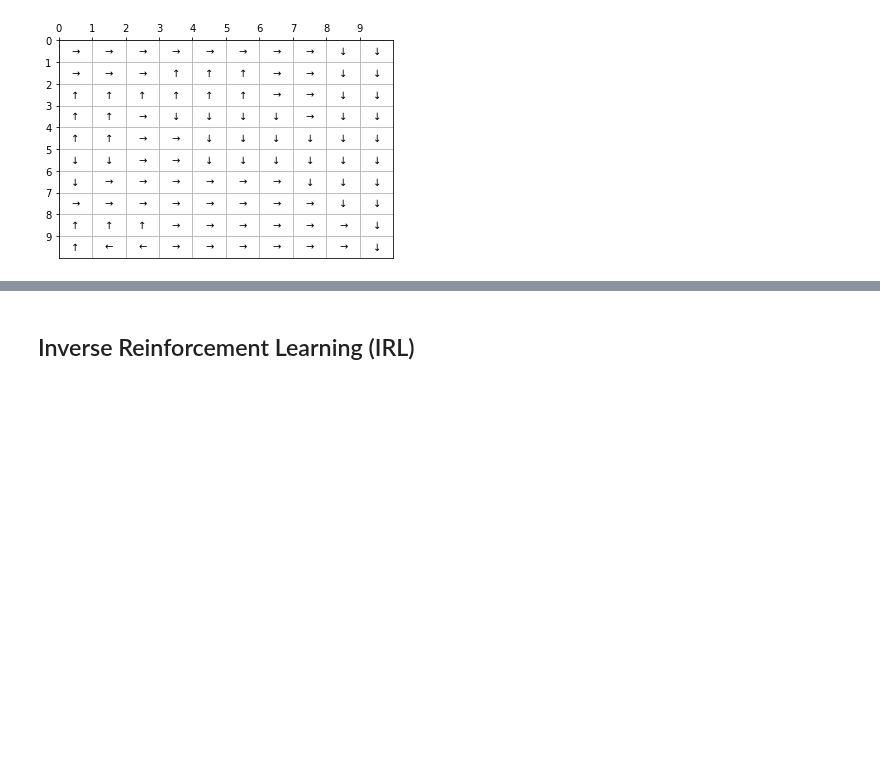
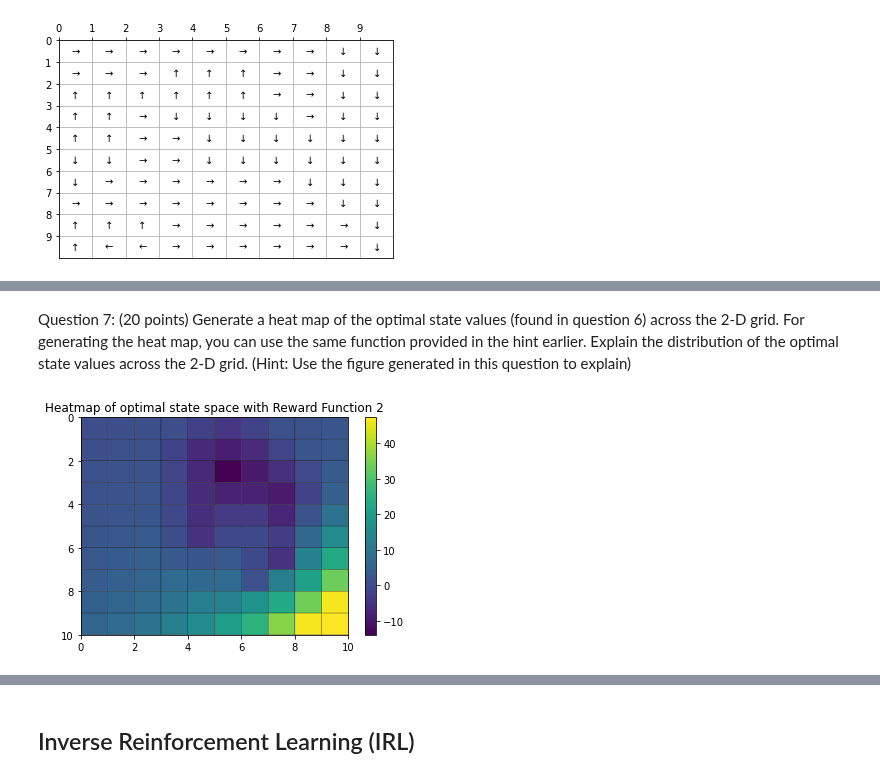
Before and after one commit to morgworth/ece232_team, a Jupyter notebook: Project 3/Project3_Swetha.ipynb, the cells around one changed output, grey strips where cells are left out. Saved outputs shown, nothing was run; the diff lists cells and outputs as text; code cells hidden in the pictures; blank space fills up the shorter version.

```diff
--- a/Project 3/Project3_Swetha.ipynb
+++ b/Project 3/Project3_Swetha.ipynb
@@ -325,0 +353,10 @@ policy = find_policy(state_space,reward_fnx1,P_up,P_down,P_left,P_right,w,gamma,
+# %% [markdown]
+Question 7: (20 points) Generate a heat map of the optimal state values (found in question 6) across the 2-D grid. For generating the heat map, you can use the same function provided in the hint earlier. Explain the distribution of the optimal state values across the 2-D grid. (Hint: Use the figure generated in this question to explain)
+# %%
+plt.pcolor(state,edgecolors='black')
+plt.gca().invert_yaxis()
+plt.colorbar()
+plt.title("Heatmap of optimal state space with Reward Function 2")
+plt.show()
+# %% [output]
+[figure, added]
```
Also changed, not shown: parts of 15 cells of this notebook.
